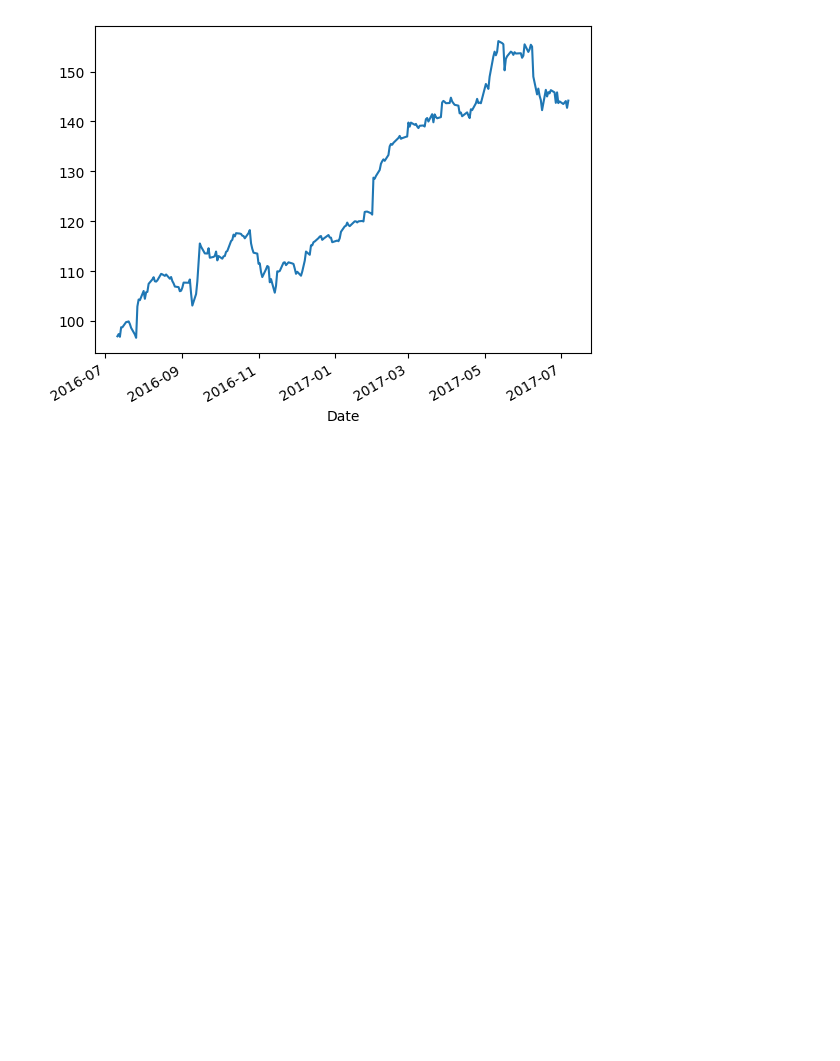
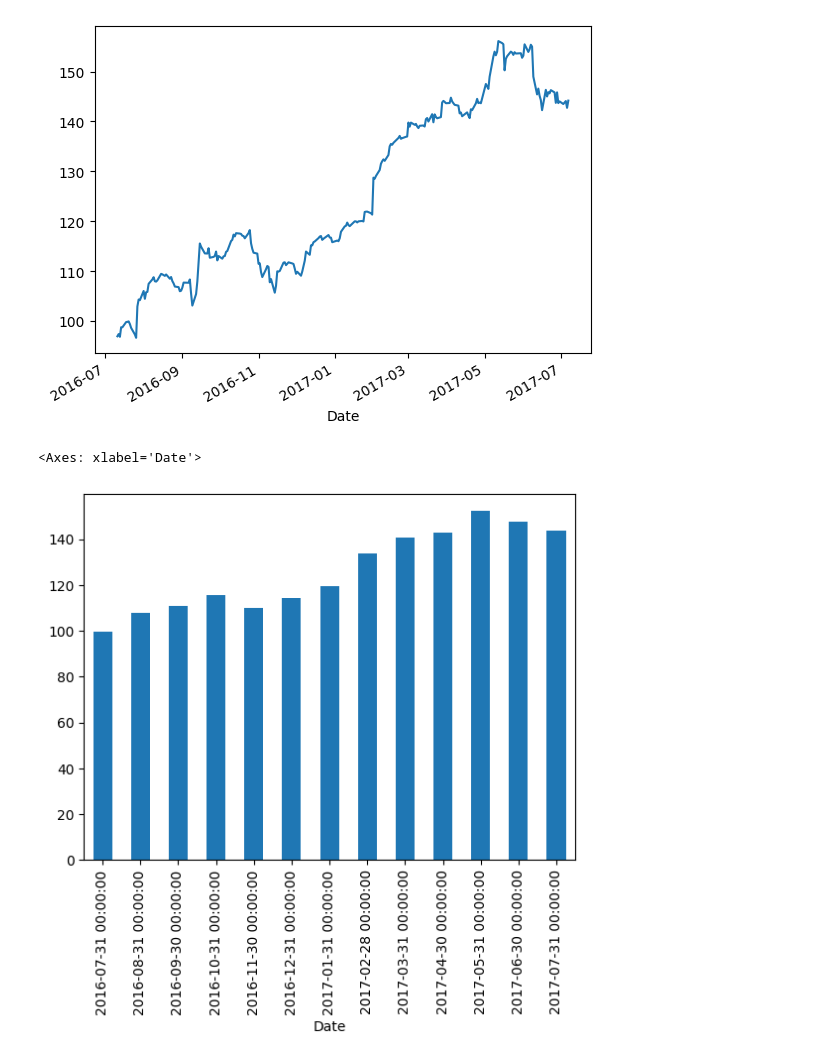
Before and after one commit to aranyaadheu/Pandas, a Jupyter notebook: pandas/14. datetime index/ts_datetime_index.ipynb, the cells around one changed output. Drawn from its saved outputs; the diff is of its cells as text; code cells hidden in the pictures; blank space fills up the shorter version.

Commit message:
plot(kind='bar')

```diff
--- a/pandas/14. datetime index/ts_datetime_index.ipynb
+++ b/pandas/14. datetime index/ts_datetime_index.ipynb
@@ -189,3 +189,8 @@ df['Close'].plot()
 # %% [output]
 <Axes: xlabel='Date'>
 [figure]
+# %%
+df['Close'].resample('ME').mean().plot(kind='bar')
+# %% [output]
+<Axes: xlabel='Date'>
+[figure, added]
```
